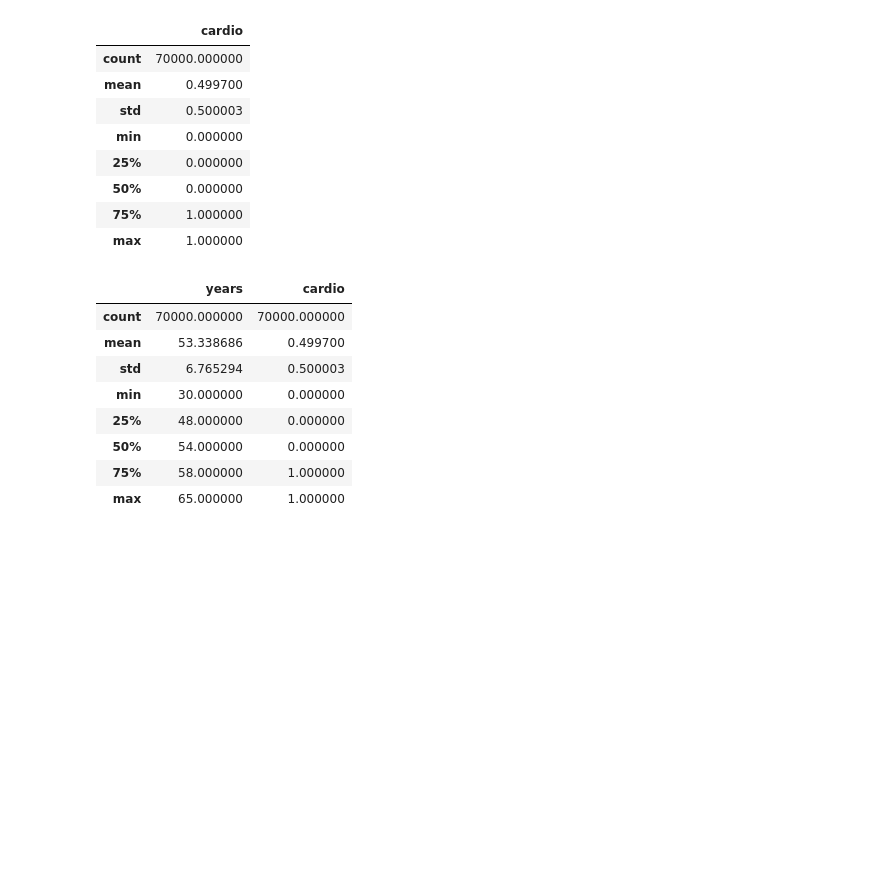
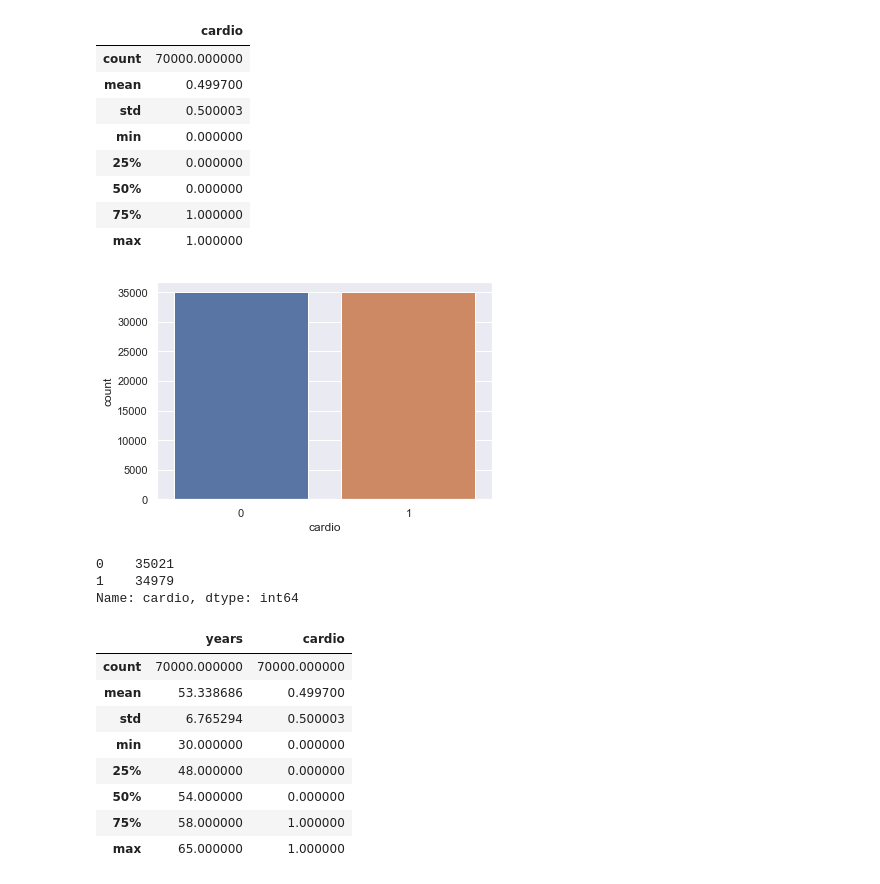
Before and after one commit to kelvtan96/EE0005, a Jupyter notebook: Project Code.ipynb, the cells around one changed output. Cells and saved outputs as stored; diff of their text form; code cells hidden in the pictures; blank space fills up the shorter version.

```diff
--- a/Project Code.ipynb
+++ b/Project Code.ipynb
@@ -168,6 +168,17 @@ cardio.describe()
 | 50% | 0.000000 |
 | 75% | 1.000000 |
 | max | 1.000000 |
+# %%
+sb.set_theme(style="darkgrid")
+cardioPresence = sb.countplot(x="cardio", data=newheartdata)
+# %% [output]
+[figure, added]
+# %%
+newheartdata['cardio'].value_counts()
+# %% [output]
+0    35021
+1    34979
+Name: cardio, dtype: int64
 # %%
 # Create a joint dataframe by concatenating the two variables
 age_jointDF = pd.concat([years, cardio], axis = 1).reindex(years.index)
```
Also changed, not shown: parts of 6 cells of this notebook.
